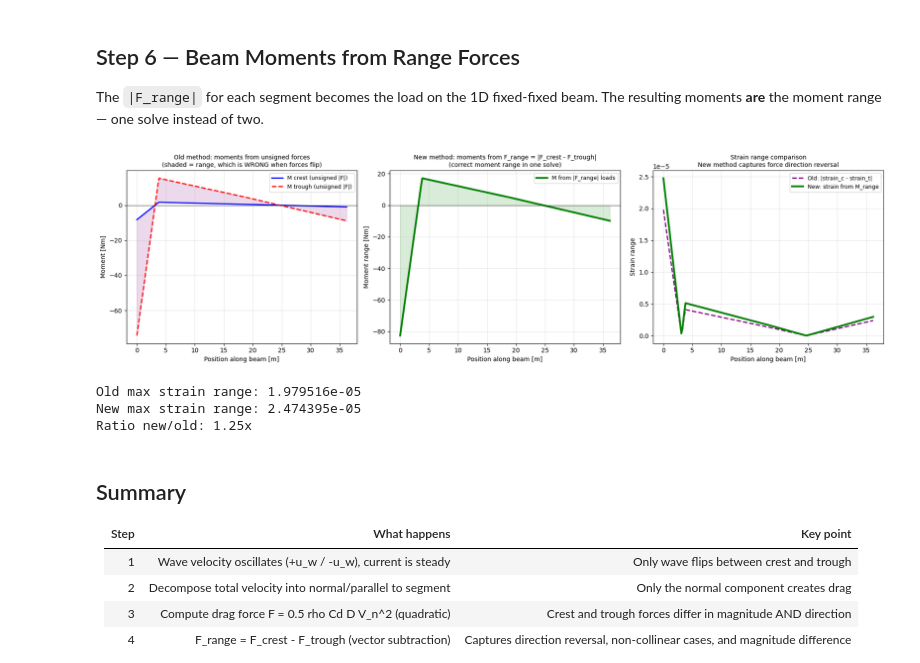
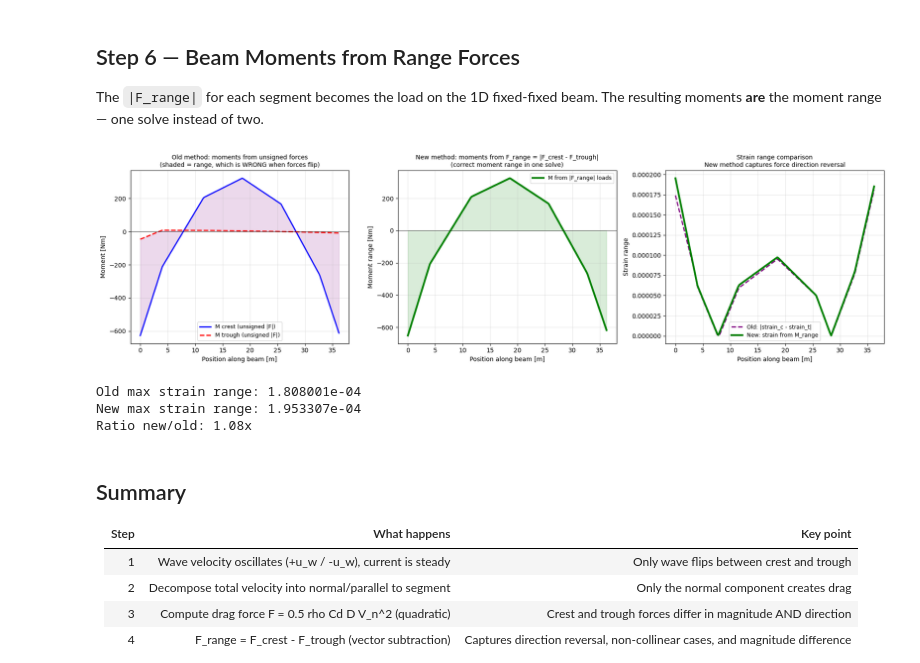
Before and after one commit to cesareprimultini/von-karman, a Jupyter notebook: vector_decomposition/workflows/beam_workflow/explain_force_range.ipynb, the cells around one changed output. Saved outputs shown, nothing was run; the diff lists cells and outputs as text; code cells hidden in the pictures.

Commit message:
Update: latest changes to load positions

```diff
--- a/vector_decomposition/workflows/beam_workflow/explain_force_range.ipynb
+++ b/vector_decomposition/workflows/beam_workflow/explain_force_range.ipynb
@@ -45,6 +45,7 @@ segments, bellmouth, touchdown = build_segments_3d(seg_df, CPS_HEADING)
 beam_vec = touchdown - bellmouth
 L_beam = np.linalg.norm(beam_vec)
 beam_axis = beam_vec / L_beam
+L_arc = sum(s['length'] for s in segments)
 
 # pick one segment for the detailed walkthrough (middle segment)
 seg = segments[0] # first segment
@@ -52,6 +53,7 @@ print(f'Using segment: {seg["seg_id"]}')
 print(f'Segment axis: {np.round(seg["axis"], 3)}')
 print(f'Segment midpoint: {np.round(seg["midpoint"], 2)}')
 print(f'Beam axis: {np.round(beam_axis, 3)}')
+print(f'L_arc: {L_arc:.2f} m, L_beam: {L_beam:.2f} m')
 # %% [output]
 Using segment: seg_1
 Segment axis: [ 0.     0.876 -0.482]
@@ -60,7 +63,7 @@ Beam axis: [ 0.     0.994 -0.105]
 # %%
 # define test conditions
-wave_dir = 0   # degrees
-curr_dir = 180  # degrees (perpendicular to wave)
+wave_dir = 30   # degrees
+curr_dir = 120  # degrees (perpendicular to wave)
 u_w = 0.2      # wave particle velocity [m/s]
 Uc = 0.1         # current magnitude [m/s]
 
@@ -240,7 +243,7 @@ for idx, (state_name, V_total, V_par, V_norm) in enumerate([
     ax.set_ylim(center[1] - half_range, center[1] + half_range)
     ax.set_zlim(center[2] - half_range, center[2] + half_range)
 
-    ax.view_init(elev=25, azim=60)
+    ax.view_init(elev=25, azim=90)
 
 plt.tight_layout()
 plt.show()
@@ -555,11 +824,12 @@ plt.show()
 The `|F_range|` for each segment becomes the load on the 1D fixed-fixed beam.
 The resulting moments **are** the moment range — one solve instead of two.
 # %%
-# compute range loads for all segments
+# compute range loads for all segments (arc-length based positioning)
 range_loads = []
 crest_loads = []
 trough_loads = []
 
+arc_running = 0.0
 for s in segments:
     Vc = u_w * wave_dir_vec + curr_vec
     Vt = -u_w * wave_dir_vec + curr_vec
@@ -569,8 +839,10 @@ for s in segments:
     Ft = compute_F_perp(Vn_t, s['length'], beam_axis)
     Fr = Fc - Ft
 
-    a_i = np.dot(s['midpoint'] - bellmouth, beam_axis)
+    arc_to_mid = arc_running + s['length'] / 2.0
+    a_i = (arc_to_mid / L_arc) * L_beam
     a_i = max(0.0, min(a_i, L_beam))
+    arc_running += s['length']
 
     range_loads.append((a_i, np.linalg.norm(Fr)))
     crest_loads.append((a_i, np.linalg.norm(Fc)))
@@ -611,37 +883,37 @@ ax.axhline(0, color='k', lw=0.5)
 ax.set_title('New method: moments from F_range = |F_crest - F_trough|\n'
              '(correct moment range in one solve)', fontsize=10)
 ax.set_xlabel('Position along beam [m]')
 ax.set_ylabel('Moment range [Nm]')
 ax.legend(fontsize=9)
 ax.grid(alpha=0.3)
 
 # comparison: strain
 ax = axes[2]
 strain_c = np.array([get_curvature_from_moment(m) * R_OUTER for m in M_crest])
 strain_t = np.array([get_curvature_from_moment(m) * R_OUTER for m in M_trough])
 strain_range_old = np.abs(strain_c - strain_t)
 strain_range_new = np.array([get_curvature_from_moment(m) * R_OUTER for m in M_range])
 
 ax.plot(x_eval, strain_range_old, 'purple', lw=2, ls='--', label='Old: |strain_c - strain_t|')
 ax.plot(x_eval, strain_range_new, 'g-', lw=3, label='New: strain from M_range')
 ax.set_title('Strain range comparison\n'
              'New method captures force direction reversal', fontsize=10)
 ax.set_xlabel('Position along beam [m]')
 ax.set_ylabel('Strain range')
 ax.legend(fontsize=9)
 ax.grid(alpha=0.3)
 
 plt.tight_layout()
 plt.show()
 
 print(f'Old max strain range: {np.max(strain_range_old):.6e}')
 print(f'New max strain range: {np.max(strain_range_new):.6e}')
 print(f'Ratio new/old: {np.max(strain_range_new)/max(np.max(strain_range_old), 1e-20):.2f}x')
 # %% [output]
-[figure, old version]
+[figure, new version]
-Old max strain range: 1.979516e-05
-New max strain range: 2.474395e-05
-Ratio new/old: 1.25x
+Old max strain range: 1.808001e-04
+New max strain range: 1.953307e-04
+Ratio new/old: 1.08x
 # %% [markdown]
 ## Summary
 
```
Also changed, not shown: parts of 14 cells of this notebook, 3 other files.
